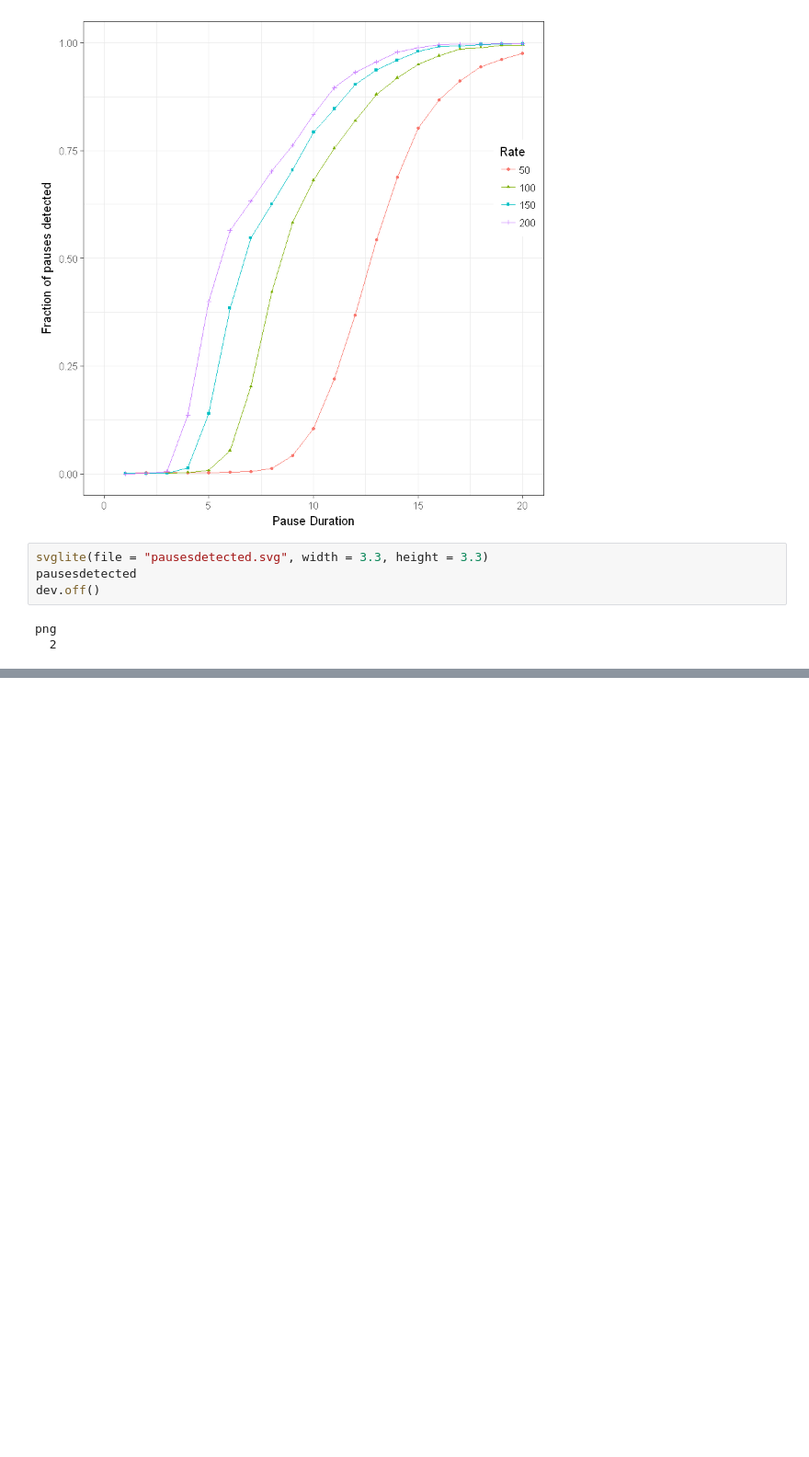
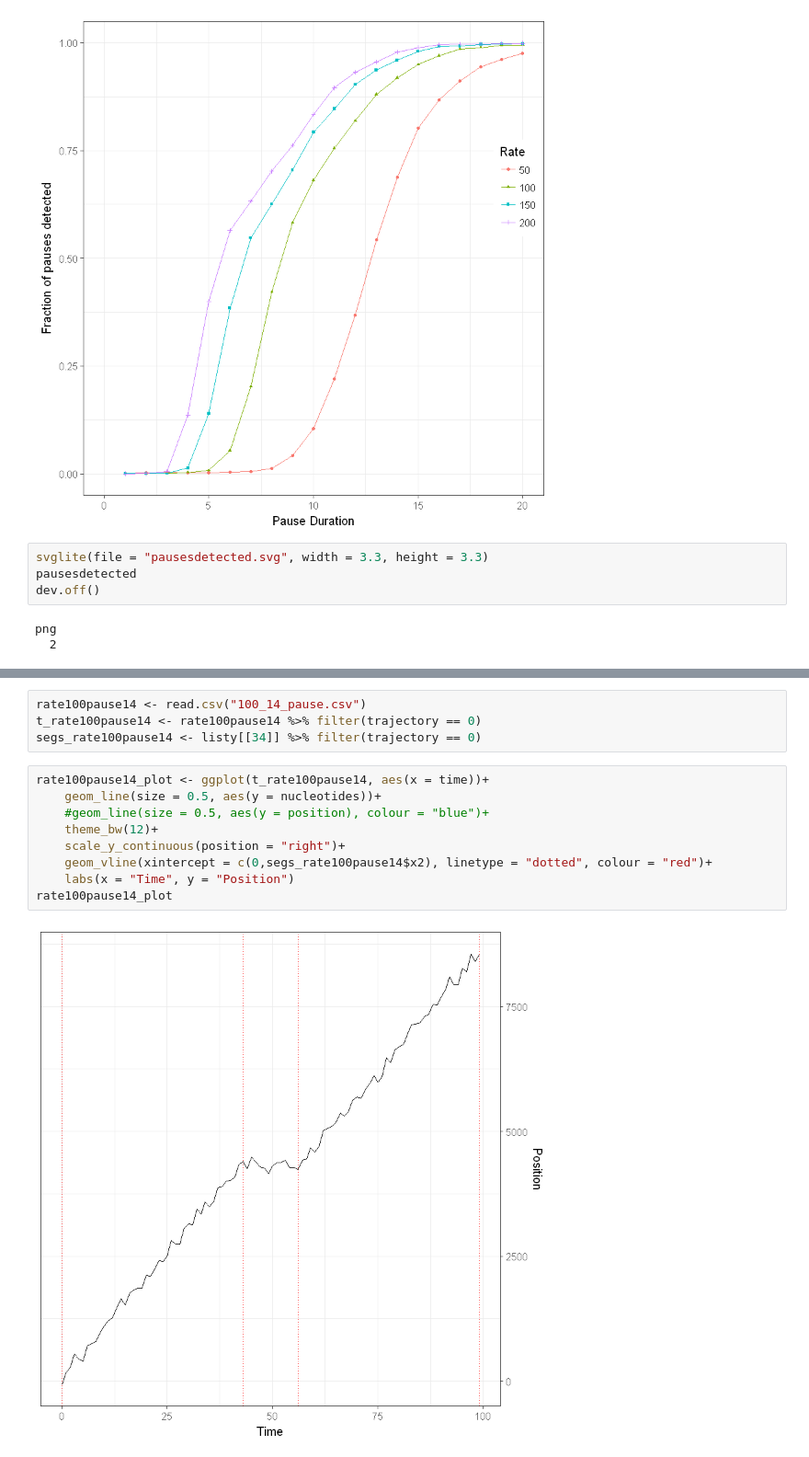
Before and after one commit to duderstadt-lab/Julia_KCP_Notebooks, a Jupyter notebook: SimulationsandFigures/PauseDetection.ipynb, the cells around one changed output, grey strips where cells are left out. Shown at 92% size. Cells and saved outputs as stored; diff of their text form; blank space fills up the shorter version.

```diff
--- a/SimulationsandFigures/PauseDetection.ipynb
+++ b/SimulationsandFigures/PauseDetection.ipynb
@@ -217,0 +260,15 @@ png
+# %%
+rate100pause14 <- read.csv("100_14_pause.csv")
+t_rate100pause14 <- rate100pause14 %>% filter(trajectory == 0)
+segs_rate100pause14 <- listy[[34]] %>% filter(trajectory == 0)
+# %%
+rate100pause14_plot <- ggplot(t_rate100pause14, aes(x = time))+
+    geom_line(size = 0.5, aes(y = nucleotides))+
+    #geom_line(size = 0.5, aes(y = position), colour = "blue")+
+    theme_bw(12)+
+    scale_y_continuous(position = "right")+
+    geom_vline(xintercept = c(0,segs_rate100pause14$x2), linetype = "dotted", colour = "red")+
+    labs(x = "Time", y = "Position")
+rate100pause14_plot
+# %% [output]
+[figure, added]
```
Also changed, not shown: parts of 10 cells of this notebook, 2 other files.
